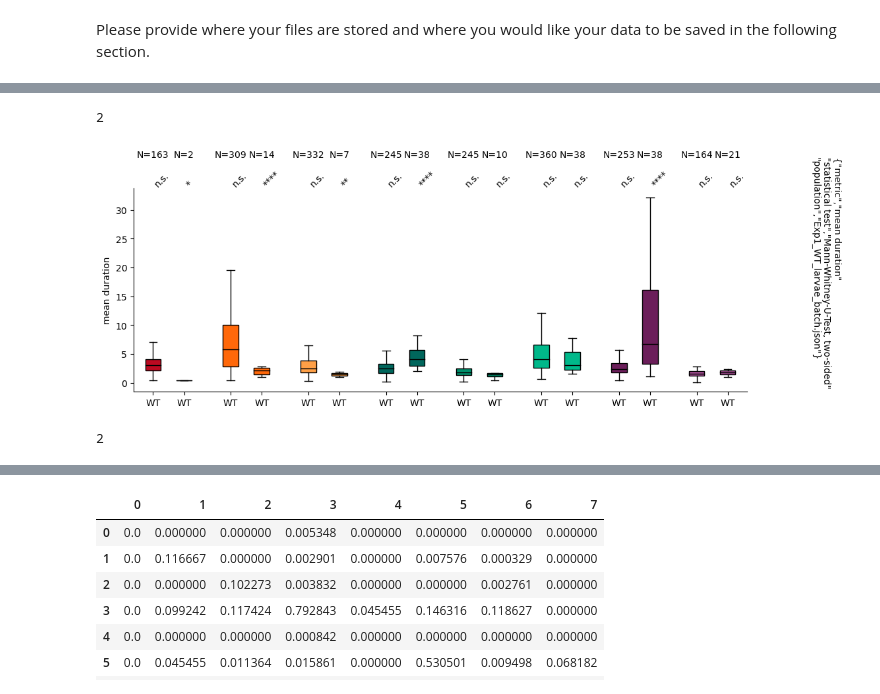
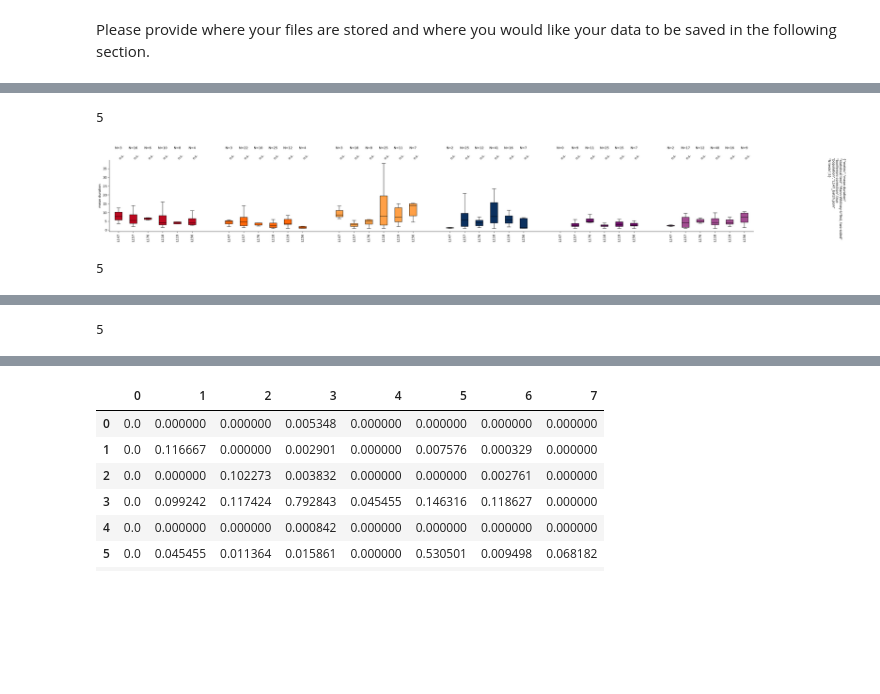
Before and after one commit to scholz-lab/PpaPred, a Jupyter notebook: BatchAnalysis_stats.ipynb, the cells around one changed output, grey strips where cells are left out. Drawn from its saved outputs; the diff is of its cells as text; code cells hidden in the pictures; blank space fills up the shorter version.

```diff
--- a/BatchAnalysis_stats.ipynb
+++ b/BatchAnalysis_stats.ipynb
@@ -61,6 +54,26 @@ def sig_stars(p):
         return 1
     else:
         return 0
+# %%
+def find_common(*lists):
+    common = [value for value in lists[0] if all(value in lst for lst in lists)]
+    return common
+
+def find_uncommon(*lists):
+    all_items = [item for lst in lists for item in lst]
+    common = find_common(*lists)
+    uncommon = [item for item in all_items if item not in common]
+    return uncommon
+
+def find_uncommon(*lists):
+    all_items = np.array(lists)
+    common = find_common(*all_items)
+    common_bool = np.isin(all_items,common)
+    uncommon = []
+    for i,col in enumerate(common_bool):
+        col_uncommon = all_items[i,~col]
+        uncommon.append('_'.join(col_uncommon))
+    return uncommon
 # %% [markdown]
 Please provide where your files are stored and where you would like your data to be saved in the following section.
 # %%
@@ -113,6 +135,6 @@ loc_all
 # %%
 mpl.rcParams['pdf.fonttype'] = 42
-test_metrics = ['mean duration','rel time in',]# 'mean transitions']
+test_metrics = ['mean duration','rel time in','count', ]#'mean transitions'
 for metric in test_metrics:
     outmetric = os.path.join(outpath, f"{datestr}_{''.join(metric.split(' '))}_Utest")
 
@@ -136,37 +158,44 @@ for metric in test_metrics:
                 metric_multi = metric_multi.drop('-1')
             except:
                 pass
-
+    if metric == 'rel time in':
+        metric_multi = metric_multi/metric_multi.sum(axis=0)
     #metric_multi.index = [eval(i) for i in metric_multi.index]
 
     ### stats
-    N_tests = len(test_metrics) if not 'mean transitions' in test_metrics else len(test_metrics)+len(cluster_label)-1
+
+    all_ps_adju = pd.DataFrame(index=metric_multi.index)
+    all_U1s = pd.DataFrame(index=metric_multi.index)
+    all_ps_orig = pd.DataFrame(index=metric_multi.index)
+    all_conds = metric_multi.columns.get_level_values(0).unique()
+    N_tests = len(all_conds)-1#len(test_metrics) if not 'mean transitions' in test_metrics else len(test_metrics)+len(cluster_label)-1
     print(N_tests)
-    all_ps = pd.DataFrame(index=metric_multi.index)
-    all_U1s = pd.DataFrame(index=metric_multi.index)
-    #all_ps_orig = pd.DataFrame(index=metric_multi.index)
-    all_conds = metric_multi.columns.get_level_values(0).unique()
     #id_cond = [c.split('_')[0] for c in all_conds]
     for i, cond in enumerate(all_conds):
         U1s, ps = stats.mannwhitneyu(metric_multi[stat_pop], metric_multi[cond], axis=1, nan_policy='omit')
-        #ps_adjusted = ps*N_tests # bonferroni correction... like this correction done for each cluster and each condition seperatly across metrics tested
-        all_ps[cond] = ps#_adjusted
+        ps_adjusted = ps*N_tests # bonferroni correction... like this correction done for each cluster and each condition seperatly across metrics tested
+        all_ps_adju[cond] = ps_adjusted
         all_U1s[cond] = U1s
-        #all_ps_orig[cond] = ps
+        all_ps_orig[cond] = ps
 
     ### write to file
     stats_json = {'meta':{'metric': metric,
                           'statistical test': 'Mann-Whitney-U-Test, two-sided',
-                          #'bonferroni correction': 'statsmodels...multipletests',
-                          'population': stat_pop},
-                  'ps': all_ps.to_dict(),
+                          'bonferroni correction': use_bonferroni,
+                          'population': stat_pop,
+                          'N tests': N_tests,},
+                  'bonferroni ps': all_ps_adju.to_dict(),
                   'Mann-Whitney U': all_U1s.to_dict(),
-                  #'unadjusted ps': all_ps_orig.to_dict(),
+                  'unadjusted ps':  all_ps_orig.to_dict(),
                   }
     jsnF = json.dumps(stats_json, indent = 4)
     with open(outmetric+'.json', "w") as outfile:
         outfile.write(jsnF)
 
+    if use_bonferroni:
+        all_ps = all_ps_adju
+    else:
+        all_ps = all_ps_orig
     ### make boxplots
     if metric != 'mean transitions':
         percentile = (np.round(np.nanpercentile(metric_multi,pctl_toplot[0])).astype(int),np.round(np.nanpercentile(metric_multi,pctl_toplot[1])).astype(int))
@@ -205,16 +234,20 @@ for metric in test_metrics:
         #    ax.text(c_*len(all_conds), -ax.get_ylim()[1]*.5, cluster_group[c_], ha='left', va='top', rotation=-45)
                 #plt.text(c+i*.2, texty, np.round(p,3))
 
+        common = (find_common(*[s.split('_') for s in include]))
+        uncommon = (find_uncommon(*[s.split('_') for s in include]))
+        #uncommon = [u for u in uncommon if not 'Exp' in u]
 
-        xlabels = np.repeat([s.split('_')[1] for s in include],len(cluster_color)-1)
-        ax.set_xticklabels(xlabels, rotation=0)
+        xlabels = np.repeat(uncommon,len(cluster_color)-1)
+        ax.set_xticklabels(xlabels, rotation=90)
         ax.set_ylabel(f'{metric}')
         #prange5p = np.diff(percentile)*.05
         #ax.set_ylim(percentile[0]-prange5p, percentile[1]+prange5p)
         ax.spines[['right', 'top']].set_visible(False)
         txt=json.dumps(stats_json['meta'],separators=('\n',','))#+'\nshown range in 0.5 to 99.5 percentile'
-        plt.figtext(1, 1, txt, wrap=True, ha='left', va='center', rotation=-90)
-        #plt.savefig(outmetric+'.pdf', bbox_inches="tight")
+        plt.title('_'.join(common),x=1.1,y=1.1)
+        plt.figtext(1, .9, txt, wrap=True, ha='left', va='center', rotation=-90)
+        plt.savefig(outmetric+'.pdf', bbox_inches="tight")
         plt.show()
     else:
         metric_multi.index = pd.MultiIndex.from_tuples([eval(i) for i in metric_multi.index])
@@ -247,36 +280,36 @@ for metric in test_metrics:
 
         #axs[0].set_title(metric)
         axs[-1].set_xticklabels(np.tile(np.repeat([s.split('_')[1] for s in include],len(cluster_color)-2),len(cluster_color)-1), rotation=-90)#-2 in first repeat because without none and self
-        #plt.savefig(outmetric+'.pdf', bbox_inches="tight")
+        plt.savefig(outmetric+'.pdf', bbox_inches="tight")
         plt.show()
 
         fig, ax = plt.subplots(figsize=(6*len(all_ps.columns),4))
 
         for i, c_ in enumerate(ind_lvl):
             for j,cond in enumerate(all_conds):
                 p = all_ps[cond].xs((c_, c_))
                 hpos = i*len(all_conds)+j*.8
                 d = metric_multi[cond].xs((c_, c_))[~np.isnan(metric_multi[cond].xs((c_, c_)))]
                 ax.boxplot(d,
                             positions = [hpos],
                             widths=.4,
                             showfliers=showfliers,
                             patch_artist = True, boxprops={'facecolor':cluster_color[c_]},medianprops={'color':'k'})
                 if p < .05:
                     ax.text(hpos, 1,'*'*sig_stars(p), ha='left', va='bottom', rotation= 45)
                 else:
                     ax.text(hpos, 1,'n.s.', ha='left', va='bottom', rotation=45)
-                ax.text(hpos, vpos*1.15,'N='+str(len(d)),ha='center', va='bottom')
+                ax.text(hpos, 1.15,'N='+str(len(d)),ha='center', va='bottom')
 
             ax.set_ylim(0,1)
             ax.set_ylabel(f'mean persistance (self-loop)')
             ax.spines[['right', 'top']].set_visible(False)
             #ax.text(i*len(all_conds)+len(all_conds)/3, -ax.get_ylim()[1]*.5, cluster_group[c_], ha='center', va='top', rotation=-45)
 
         ax.set_xticklabels(np.tile([s.split('_')[1] for s in include],len(cluster_color)-1), rotation=-0)
-        #plt.savefig(outmetric+'_self.pdf', bbox_inches="tight")
+        plt.savefig(outmetric+'_self.pdf', bbox_inches="tight")
         plt.show()
 # %% [output]
-2
+5
-[figure, old version]
+[figure, new version]
-2
+5
@@ -283,0 +317 @@ for metric in test_metrics:
+5
```
Also changed, not shown: parts of 6 cells of this notebook, 16 other files.
